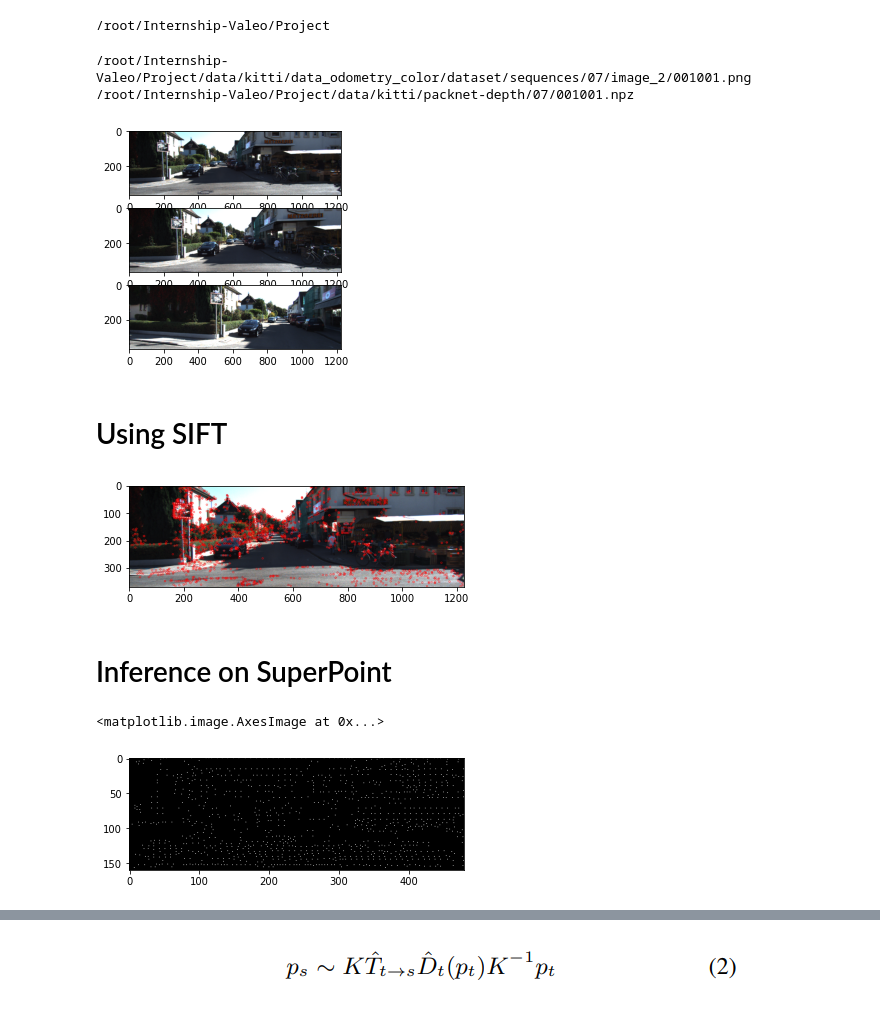
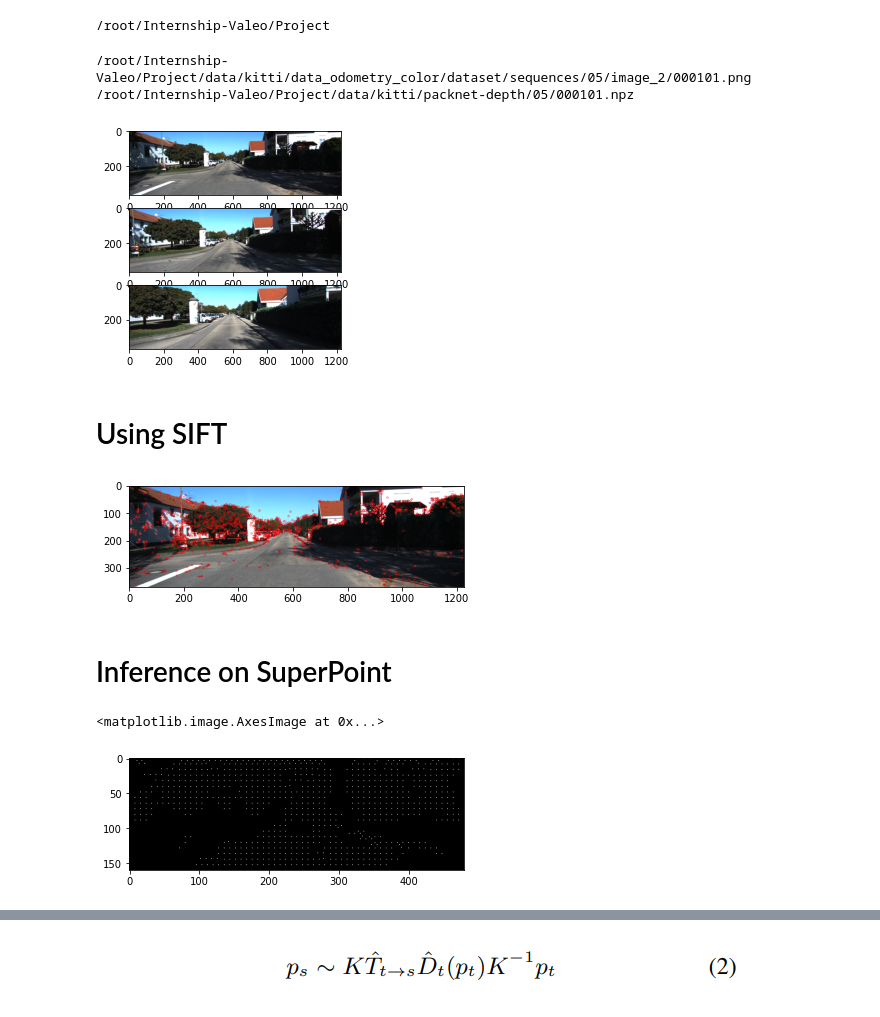
Before and after one commit to amit205/depth-based-warping, a Jupyter notebook: depthbasedwarpadaptation.ipynb, the cells around one changed output, grey strips where cells are left out. Cells and saved outputs as stored; diff of their text form; code cells hidden in the pictures.

```diff
--- a/depthbasedwarpadaptation.ipynb
+++ b/depthbasedwarpadaptation.ipynb
@@ -132,18 +139,19 @@ K = np.array([[707.0912, 0, 601.8873],
 # %%
 image_rgb_path = dict()
 depth_path = dict()
-for i in range(4,11):
-        image_rgb_path[str(i).zfill(2)] = glob.glob('/root/Internship-Valeo/Project/data/kitti/data_odometry_color/dataset/sequences/'
+# for i in range(4,11):
+i = 5
+image_rgb_path[str(i).zfill(2)] = glob.glob('/root/Internship-Valeo/Project/data/kitti/data_odometry_color/dataset/sequences/'
                   +str(i).zfill(2)+'/image_2/*')
-        depth_path[str(i).zfill(2)] = glob.glob('/root/Internship-Valeo/Project/data/kitti/packnet-depth/'
+depth_path[str(i).zfill(2)] = glob.glob('/root/Internship-Valeo/Project/data/kitti/packnet-depth/'
                   +str(i).zfill(2)+'/*.npz')
-        image_rgb_path[str(i).zfill(2)].sort()
-        depth_path[str(i).zfill(2)].sort()
-print(image_rgb_path['07'][1001])
-print(depth_path['07'][1001])
+image_rgb_path[str(i).zfill(2)].sort()
+depth_path[str(i).zfill(2)].sort()
+print(image_rgb_path[str(i).zfill(2)][101])
+print(depth_path[str(i).zfill(2)][101])
 # %% [output]
-/root/Internship-Valeo/Project/data/kitti/data_odometry_color/dataset/sequences/07/image_2/001001.png
-/root/Internship-Valeo/Project/data/kitti/packnet-depth/07/001001.npz
+/root/Internship-Valeo/Project/data/kitti/data_odometry_color/dataset/sequences/05/image_2/000101.png
+/root/Internship-Valeo/Project/data/kitti/packnet-depth/05/000101.npz
 # %%
 def is_seq(data):
     """Checks if data is a list or tuple."""
@@ -171,8 +185,4 @@ def inv2depth(inv_depth):
 # %%
-img_rgb_dict = dict()
-depth_dict = dict()
-inv_depth_dict = dict()
-for key in image_rgb_path:
     img_rgb_list = []
     depth_list = []
     inv_depth_list = []
@@ -193,37 +207,34 @@ for key in image_rgb_path:
 # %%
-ground_data_dict = dict()
-for i in range(4,11):
-    key = str(i).zfill(2)
     ground_data = np.loadtxt('/root/Internship-Valeo/Project/data/kitti/poses/'+key+'.txt')
     ground_data_dict[key] = ground_data
 # %%
 # ground_data_dict
 # %%
 fig, axis = plt.subplots(3,1)
-axis[0].imshow(img_rgb_dict['07'][0])
-axis[1].imshow(img_rgb_dict['07'][10])
-axis[2].imshow(img_rgb_dict['07'][20])
+axis[0].imshow(img_rgb_dict[key][0])
+axis[1].imshow(img_rgb_dict[key][10])
+axis[2].imshow(img_rgb_dict[key][20])
 plt.show()
 # %% [output]
-[figure, old version]
+[figure, new version]
 # %% [markdown]
 # Using SIFT
 # %%
 # Initialize SIFT detector
 sift = cv2.SIFT_create()
 
 # Detect keypoints and descriptors
-keypoints1, descriptors1 = sift.detectAndCompute(img_rgb_dict['07'][0], None)
+keypoints1, descriptors1 = sift.detectAndCompute(img_rgb_dict[key][0], None)
 
-output_image = cv2.drawKeypoints(img_rgb_dict['07'][0], keypoints1, 0, (255, 0, 0))
+output_image = cv2.drawKeypoints(img_rgb_dict[key][0], keypoints1, 0, (255, 0, 0))
 plt.imshow(output_image)
 plt.show()
 # %% [output]
-[figure, old version]
+[figure, new version]
 # %% [markdown]
 # Inference on SuperPoint
 # %%
-img = img_rgb_dict['07'][0]
+img = img_rgb_dict[key][0]
 img = cv2.cvtColor(img, cv2.COLOR_RGB2GRAY)
 dsize = config['preprocessing']['resize']
 img = cv2.resize(img, dsize = (dsize[1],dsize[0]), interpolation=cv2.INTER_CUBIC)
@@ -247,7 +258,7 @@ if model_config['nms']:
 plt.imshow(pred[0], cmap = 'gray')
 # %% [output]
 <matplotlib.image.AxesImage at 0x...>
-[figure, old version]
+[figure, new version]
 # %%
 def keypoints_from_response_map(response_map, threshold=0):
     """
```
Also changed, not shown: parts of 20 cells of this notebook.
